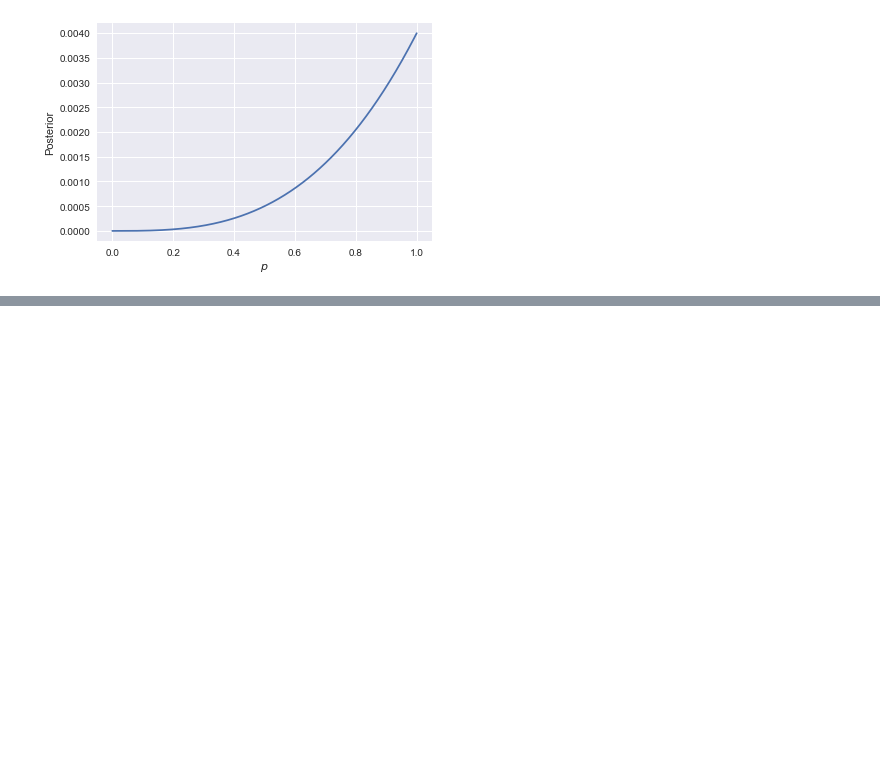
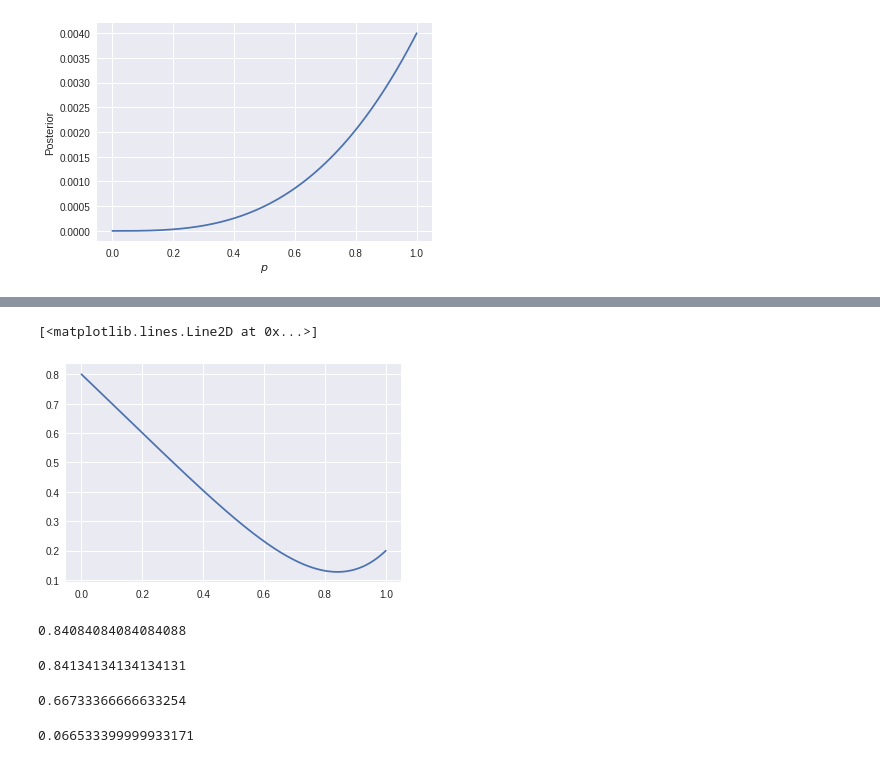
Before and after one commit to saint-germain/marginalization_bayes, a Jupyter notebook: stat_reth_ch3.ipynb, the cells around one changed output, grey strips where cells are left out. Drawn from its saved outputs; the diff is of its cells as text; code cells hidden in the pictures; blank space fills up the shorter version.

```diff
--- a/stat_reth_ch3.ipynb
+++ b/stat_reth_ch3.ipynb
@@ -80,8 +82,0 @@ print(quantiles)
-# %%
-quantiles=[np.percentile(samples,i) for i in [10,90]]
-sns.kdeplot(samples)
-for i in quantiles:
-    plt.axvline(i)
-plt.ylabel('Sampled Posterior')
-plt.xlabel('$p$')
-print(quantiles)
@@ -102,0 +119,3 @@ plt.xlabel('$p$')
+# %%
+def loss(pi,post_grid,pgrid):
+    return sum(post_grid*np.abs(pi-pgrid))
@@ -102,0 +126,15 @@ plt.xlabel('$p$')
+# %%
+loss_grid=np.array([loss(i,post_grid,pgrid) for i in pgrid])
+# %%
+plt.plot(pgrid,loss_grid)
+# %% [output]
+[<matplotlib.lines.Line2D at 0x...>]
+[figure, added]
+# %%
+pgrid[np.argmin(loss_grid)]
+# %% [output]
+0.84084084084084088
+# %%
+np.median(samples)
+# %% [output]
+0.84134134134134131
@@ -102,0 +147,8 @@ plt.xlabel('$p$')
+# %%
+loss2(0,post_grid,pgrid)
+# %% [output]
+0.66733366666633254
+# %%
+loss2(1,post_grid,pgrid)
+# %% [output]
+0.066533399999933171
```
Also changed, not shown: parts of 17 cells of this notebook, 1 other file.
